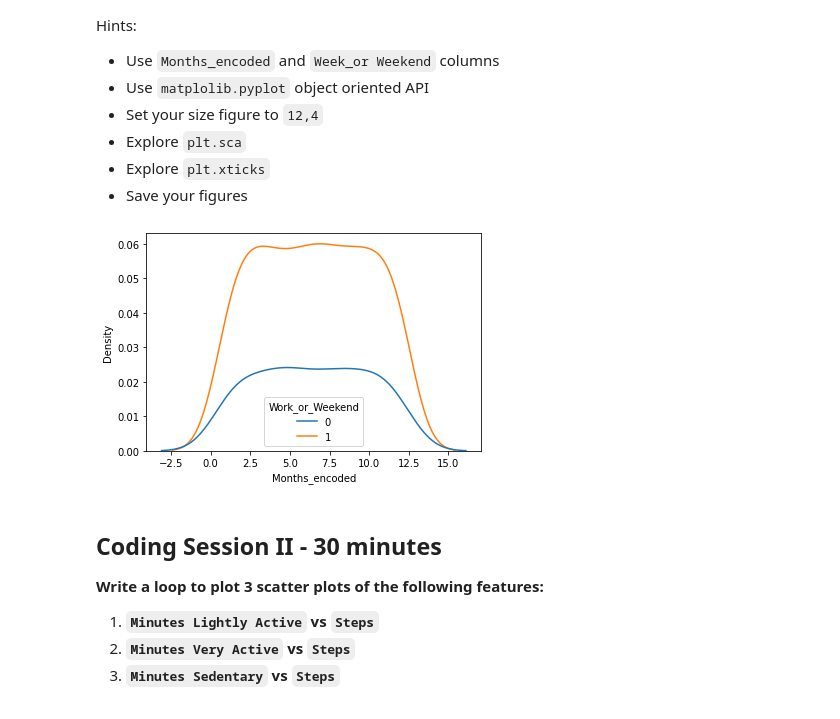
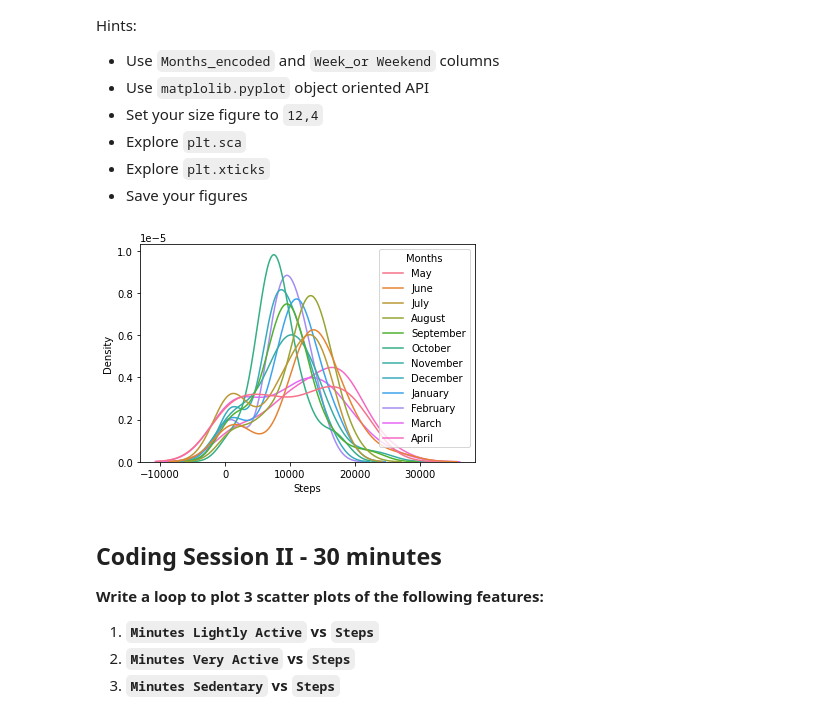
Before and after one commit to santhart97/lab-visualization-extra, a Jupyter notebook: challenge-1.ipynb, the cells around one changed output. Saved outputs shown, nothing was run; the diff lists cells and outputs as text; code cells hidden in the pictures.

```diff
--- a/challenge-1.ipynb
+++ b/challenge-1.ipynb
@@ -55,10 +55,10 @@ Hints:
 - Save your figures
 # %%
 # Driver 1 enter codes here
-sns.kdeplot(x=fitbit.Months_encoded, hue=fitbit.Work_or_Weekend)
+sns.kdeplot(x=fitbit.Steps, hue=fitbit.Months)
 size_fig = 12,4
 # %% [output]
-[figure, old version]
+[figure, new version]
 # %% [markdown]
 ## Coding Session II - 30 minutes
 
```
Also changed, not shown: parts of 1 cell of this notebook, 1 other file.
